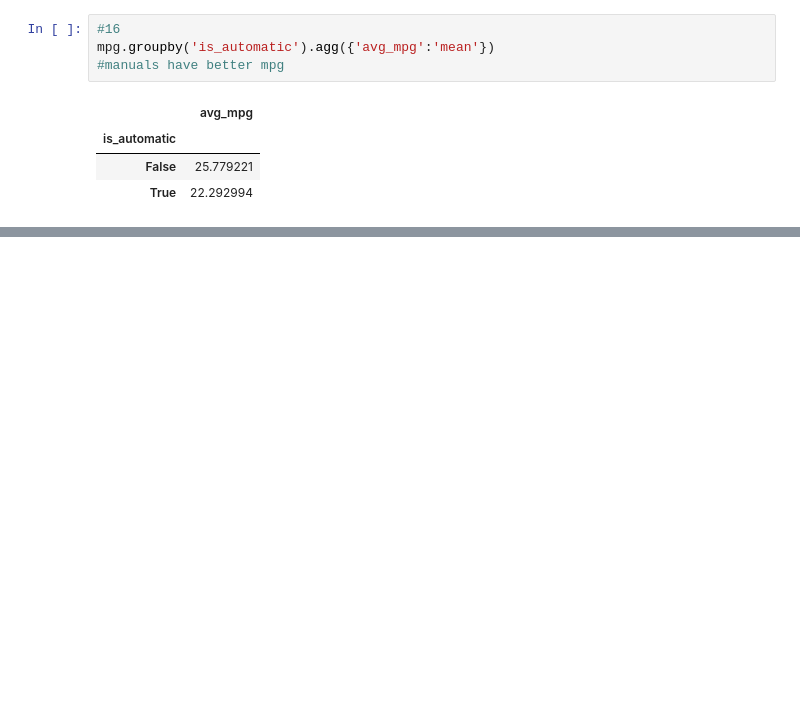
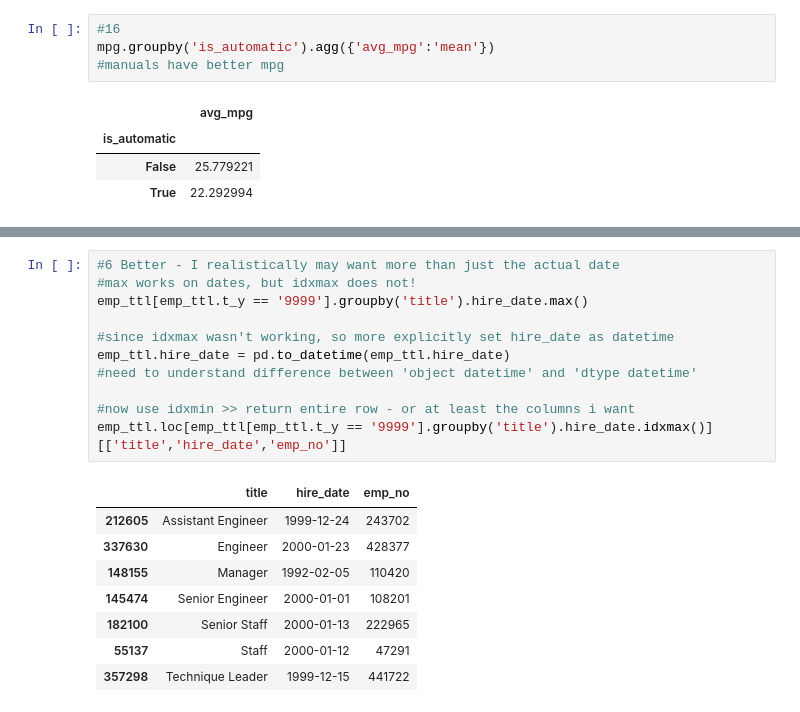
Before and after one commit to Cayt-Schlichting/numpy-pandas-visualization-exercises, a Jupyter notebook: advanced_dataframes.ipynb, the cells around one changed output, grey strips where cells are left out. Drawn from its saved outputs; the diff is of its cells as text; blank space fills up the shorter version.

```diff
--- a/advanced_dataframes.ipynb
+++ b/advanced_dataframes.ipynb
@@ -219,0 +293,20 @@ mpg.groupby('is_automatic').agg({'avg_mpg':'mean'})
+# %%
+#6 Better - I realistically may want more than just the actual date
+#max works on dates, but idxmax does not!
+emp_ttl[emp_ttl.t_y == '9999'].groupby('title').hire_date.max()
+
+#since idxmax wasn't working, so more explicitly set hire_date as datetime
+emp_ttl.hire_date = pd.to_datetime(emp_ttl.hire_date)
+#need to understand difference between 'object datetime' and 'dtype datetime'
+
+#now use idxmin >> return entire row - or at least the columns i want
+emp_ttl.loc[emp_ttl[emp_ttl.t_y == '9999'].groupby('title').hire_date.idxmax()][['title','hire_date','emp_no']]
+# %% [output]
+|  | title | hire_date | emp_no |
+| 212605 | Assistant Engineer | 1999-12-24 | 243702 |
+| 337630 | Engineer | 2000-01-23 | 428377 |
+| 148155 | Manager | 1992-02-05 | 110420 |
+| 145474 | Senior Engineer | 2000-01-01 | 108201 |
+| 182100 | Senior Staff | 2000-01-13 | 222965 |
+| 55137 | Staff | 2000-01-12 | 47291 |
+| 357298 | Technique Leader | 1999-12-15 | 441722 |
```
Also changed, not shown: parts of 18 cells of this notebook.
